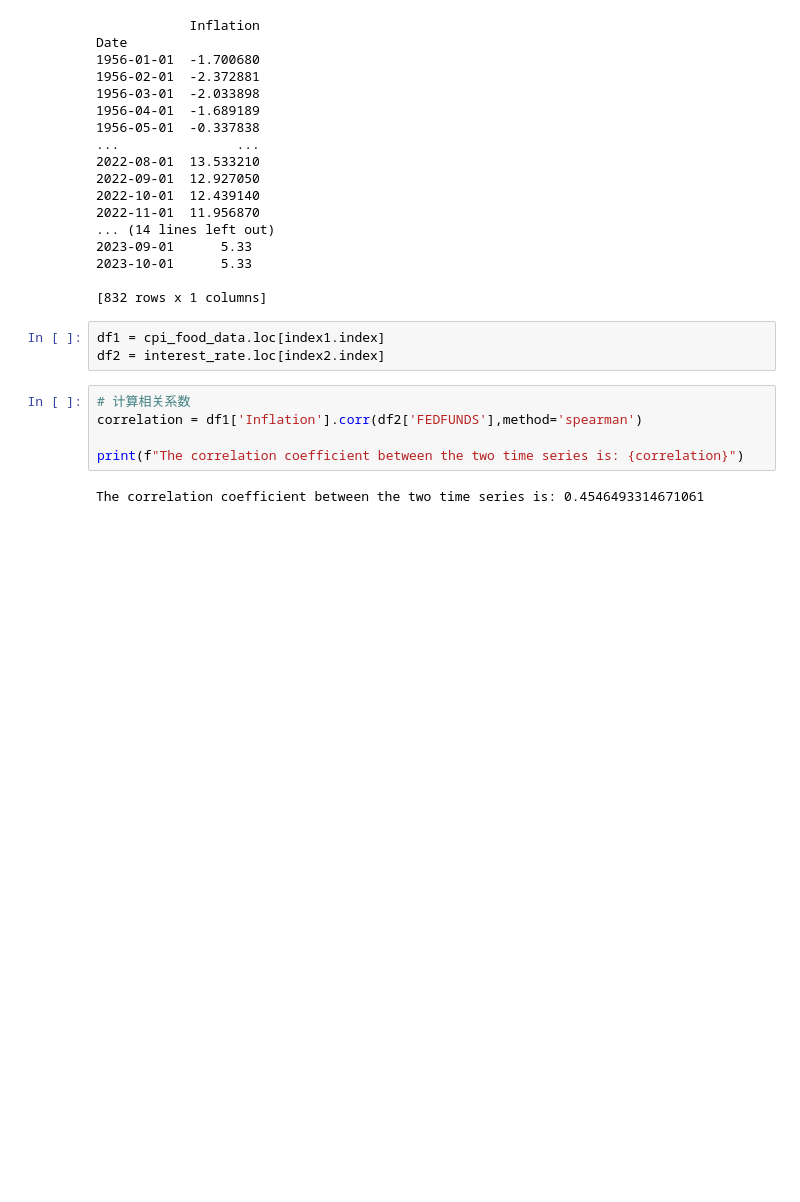
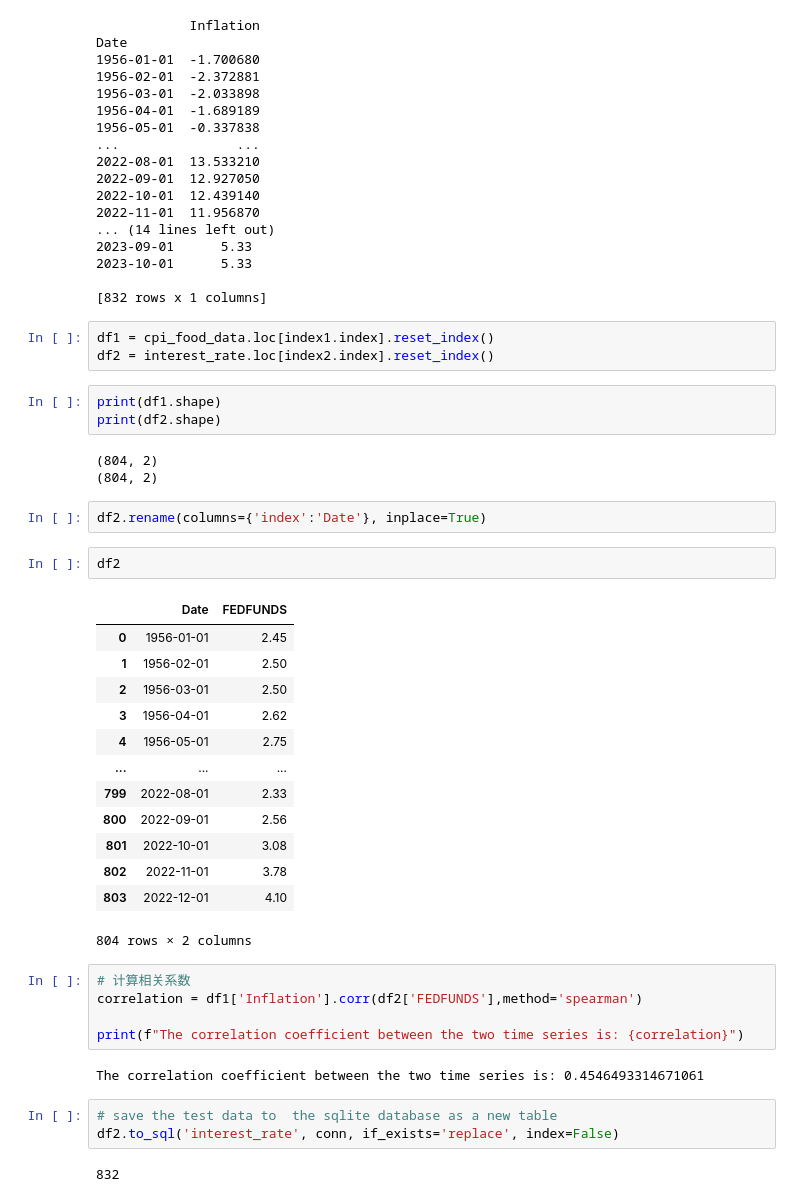
Before and after one commit to mkeohane01/food_inflation_analysis, a Jupyter notebook: notebooks/interest_rate.ipynb, the cells around one changed output. Drawn from its saved outputs; the diff is of its cells as text; blank space fills up the shorter version.

Commit message:
updates food_production and interests rate

```diff
--- a/notebooks/interest_rate.ipynb
+++ b/notebooks/interest_rate.ipynb
@@ -74,8 +90,32 @@ Date
 
 [832 rows x 1 columns]
 # %%
-df1 = cpi_food_data.loc[index1.index]
-df2 = interest_rate.loc[index2.index]
+df1 = cpi_food_data.loc[index1.index].reset_index()
+df2 = interest_rate.loc[index2.index].reset_index()
+# %%
+print(df1.shape)
+print(df2.shape)
+# %% [output]
+(804, 2)
+(804, 2)
+# %%
+df2.rename(columns={'index':'Date'}, inplace=True)
+# %%
+df2
+# %% [output]
+|  | Date | FEDFUNDS |
+| 0 | 1956-01-01 | 2.45 |
+| 1 | 1956-02-01 | 2.50 |
+| 2 | 1956-03-01 | 2.50 |
+| 3 | 1956-04-01 | 2.62 |
+| 4 | 1956-05-01 | 2.75 |
+| ... | ... | ... |
+| 799 | 2022-08-01 | 2.33 |
+| 800 | 2022-09-01 | 2.56 |
+| 801 | 2022-10-01 | 3.08 |
+| 802 | 2022-11-01 | 3.78 |
+| 803 | 2022-12-01 | 4.10 |
+804 rows × 2 columns
 # %%
 # 计算相关系数
 correlation = df1['Inflation'].corr(df2['FEDFUNDS'],method='spearman')
@@ -83,3 +123,8 @@ correlation = df1['Inflation'].corr(df2['FEDFUNDS'],method='spearman')
 print(f"The correlation coefficient between the two time series is: {correlation}")
 # %% [output]
 The correlation coefficient between the two time series is: 0.4546493314671061
+# %%
+# save the test data to  the sqlite database as a new table
+df2.to_sql('interest_rate', conn, if_exists='replace', index=False)
+# %% [output]
+832
```
Also changed, not shown: parts of 3 cells of this notebook, 5 other files.
